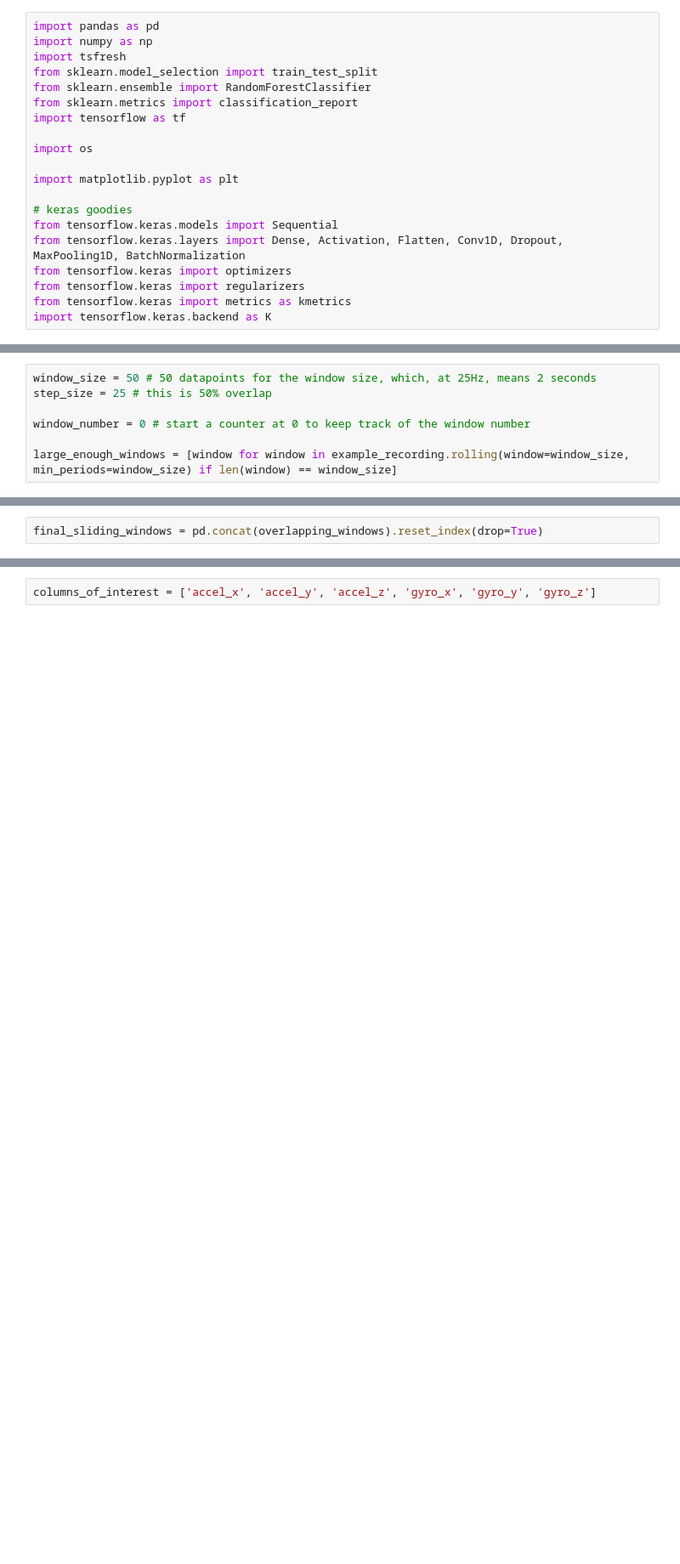
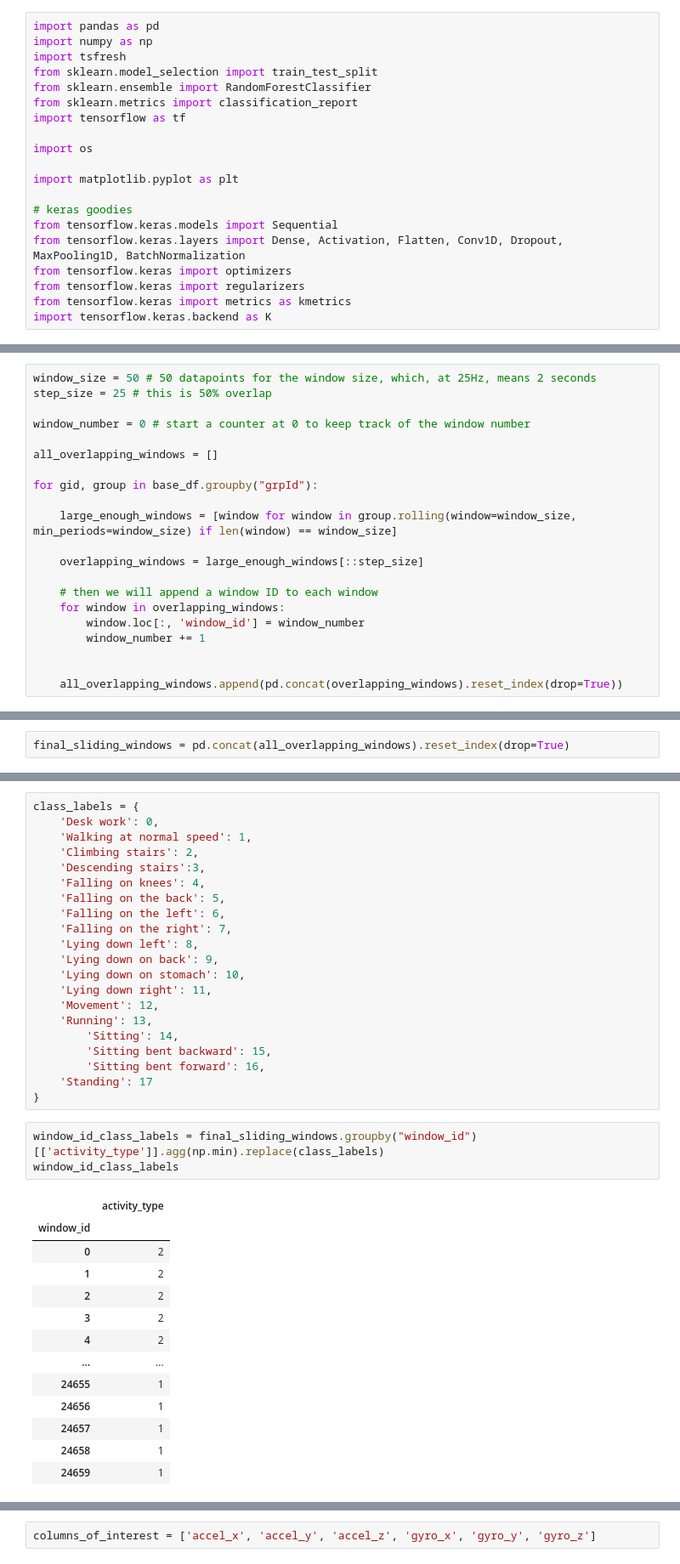
Before and after one commit to ZhendongTian/PDIOT_TeamD, a Jupyter notebook: training/James_Try.ipynb, the cells around one changed output, grey strips where cells are left out. Shown at 85% size. Saved outputs shown, nothing was run; the diff lists cells and outputs as text; blank space fills up the shorter version.

```diff
--- a/training/James_Try.ipynb
+++ b/training/James_Try.ipynb
@@ -97,4 +108,18 @@ step_size = 25 # this is 50% overlap
 
 window_number = 0 # start a counter at 0 to keep track of the window number
 
-large_enough_windows = [window for window in example_recording.rolling(window=window_size, min_periods=window_size) if len(window) == window_size]
+all_overlapping_windows = []
+
+for gid, group in base_df.groupby("grpId"):
+
+    large_enough_windows = [window for window in group.rolling(window=window_size, min_periods=window_size) if len(window) == window_size]
+
+    overlapping_windows = large_enough_windows[::step_size]
+
+    # then we will append a window ID to each window
+    for window in overlapping_windows:
+        window.loc[:, 'window_id'] = window_number
+        window_number += 1
+
+
+    all_overlapping_windows.append(pd.concat(overlapping_windows).reset_index(drop=True))
@@ -107,2 +126,2 @@ for window in overlapping_windows:
 # %%
-final_sliding_windows = pd.concat(overlapping_windows).reset_index(drop=True)
+final_sliding_windows = pd.concat(all_overlapping_windows).reset_index(drop=True)
@@ -135,0 +158,38 @@ for i in range(4):
+# %%
+class_labels = {
+    'Desk work': 0,
+    'Walking at normal speed': 1,
+    'Climbing stairs': 2,
+    'Descending stairs':3,
+    'Falling on knees': 4,
+    'Falling on the back': 5,
+    'Falling on the left': 6,
+    'Falling on the right': 7,
+    'Lying down left': 8,
+    'Lying down on back': 9,
+    'Lying down on stomach': 10,
+    'Lying down right': 11,
+    'Movement': 12,
+    'Running': 13,
+        'Sitting': 14,
+        'Sitting bent backward': 15,
+        'Sitting bent forward': 16,
+    'Standing': 17
+}
+# %%
+window_id_class_labels = final_sliding_windows.groupby("window_id")[['activity_type']].agg(np.min).replace(class_labels)
+window_id_class_labels
+# %% [output]
+|  | activity_type |
+| window_id |  |
+| 0 | 2 |
+| 1 | 2 |
+| 2 | 2 |
+| 3 | 2 |
+| 4 | 2 |
+| ... | ... |
+| 24655 | 1 |
+| 24656 | 1 |
+| 24657 | 1 |
+| 24658 | 1 |
+| 24659 | 1 |
```
Also changed, not shown: parts of 34 cells of this notebook, 19 other files.
